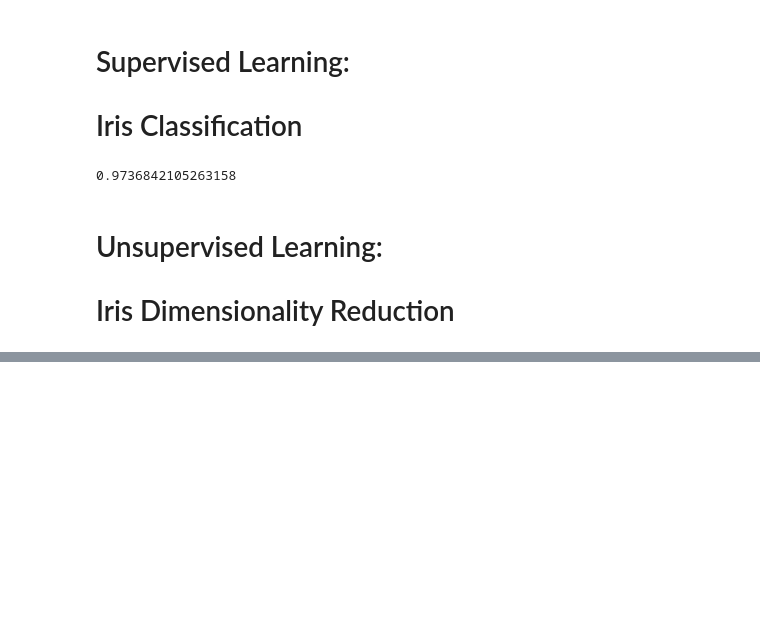
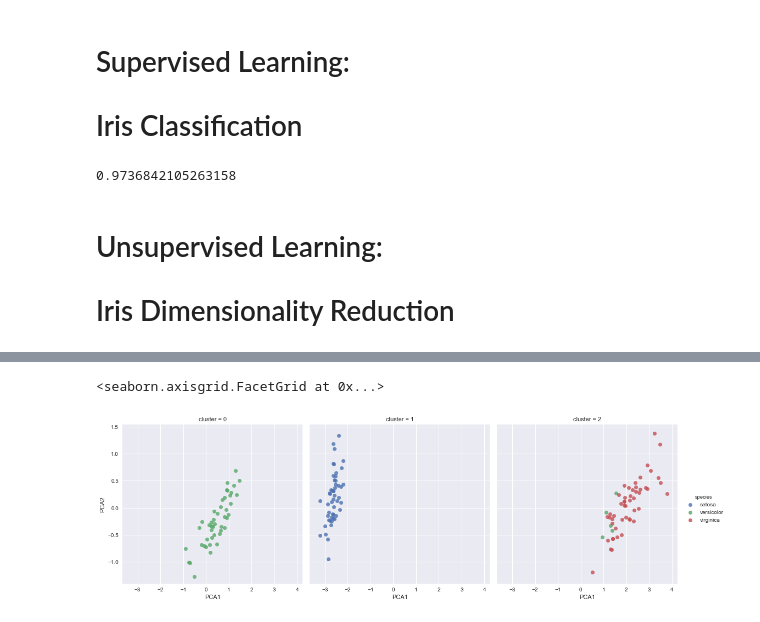
Before and after one commit to mvrieze/firepit, a Jupyter notebook: PythonDataScienceHandbook.ipynb, the cells around one changed output, grey strips where cells are left out. Drawn from its saved outputs; the diff is of its cells as text; code cells hidden in the pictures; blank space fills up the shorter version.

```diff
--- a/PythonDataScienceHandbook.ipynb
+++ b/PythonDataScienceHandbook.ipynb
@@ -139,0 +141,11 @@ plt.show()
+# %%
+from sklearn.mixture  import GaussianMixture as GM
+model = GM(n_components = 3, covariance_type = 'full')
+model.fit(x_iris)
+y_gmm = model.predict(x_iris)
+# %%
+iris['cluster'] = y_gmm
+sns.lmplot("PCA1","PCA2",data=iris,hue='species',col='cluster',fit_reg=False)
+# %% [output]
+<seaborn.axisgrid.FacetGrid at 0x...>
+[figure, added]
```
Also changed, not shown: parts of 16 cells of this notebook.
